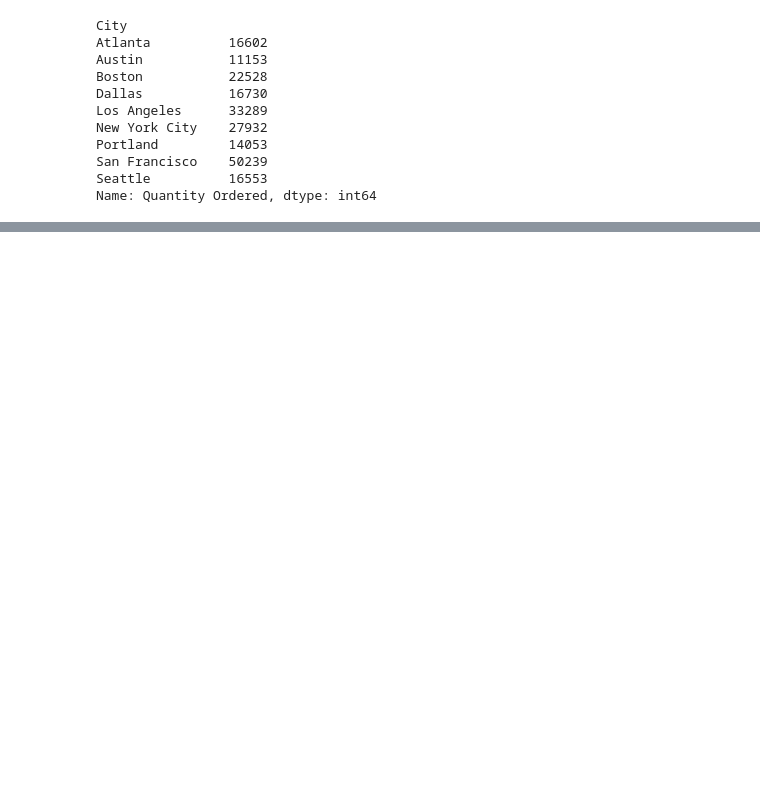
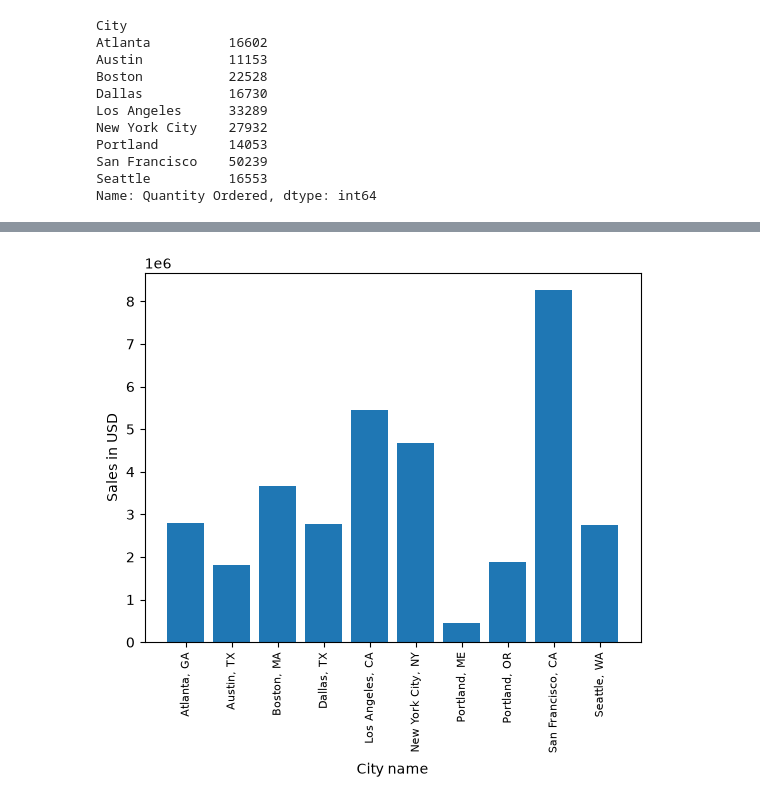
Before and after one commit to sofiaamoress/Learning-Pandas---Data-Science, a Jupyter notebook: code/analysis.ipynb, the cells around one changed output, grey strips where cells are left out. Saved outputs shown, nothing was run; the diff lists cells and outputs as text; code cells hidden in the pictures; blank space fills up the shorter version.

```diff
--- a/code/analysis.ipynb
+++ b/code/analysis.ipynb
@@ -251,2 +253,13 @@ Name: Quantity Ordered, dtype: int64
 # %%
+# .apply() allow us to apply a function over all columns
+# over all x = sales values, we're going to split and take the first
+# we can also def outside a function and do .apply(lambda x: get_city(x))
+# we can also use a function non depending con the sales values: .apply(other_function())
+
+
+all_data['City'] = all_data['Purchase Address'].apply(lambda x: x.split(',')[1])
+all_data.head()
+
+# delete: all_data = all_data.drop(columns='Column')
+# same as: all_data.drop(columns='Column'; inplace = True) <-- replace all_data
 # %% [output]
@@ -253,0 +276,10 @@ UFuncTypeError: ufunc 'add' did not contain a loop with signature matching types
+# %%
+def get_city(address):
+    return address.split(',')[1]
+
+def get_state(address):
+    return address.split(',')[2].split(' ')[1] # delete the postal code
+
+# rewrite City without dropping and recreating
+all_data['City'] = all_data['Purchase Address'].apply(lambda x: get_city(x) + ', ' + get_state(x))
+all_data.head()
@@ -253,0 +293,3 @@ UFuncTypeError: ufunc 'add' did not contain a loop with signature matching types
+# %%
+results = all_data.groupby('City').sum()
+results
@@ -253,0 +309,15 @@ UFuncTypeError: ufunc 'add' did not contain a loop with signature matching types
+# %%
+import matplotlib.pyplot as plt
+
+# this is not ordered, the graph is not correct
+# cities = all_data['City'].unique()
+
+cities = [city for city, df in all_data.groupby('City')]
+
+plt.bar(cities, results['Sales'])
+plt.xticks(cities, rotation='vertical', size=8)
+plt.ylabel('Sales in USD')
+plt.xlabel('City name')
+plt.show()
+# %% [output]
+[figure, added]
```
Also changed, not shown: parts of 12 cells of this notebook.
